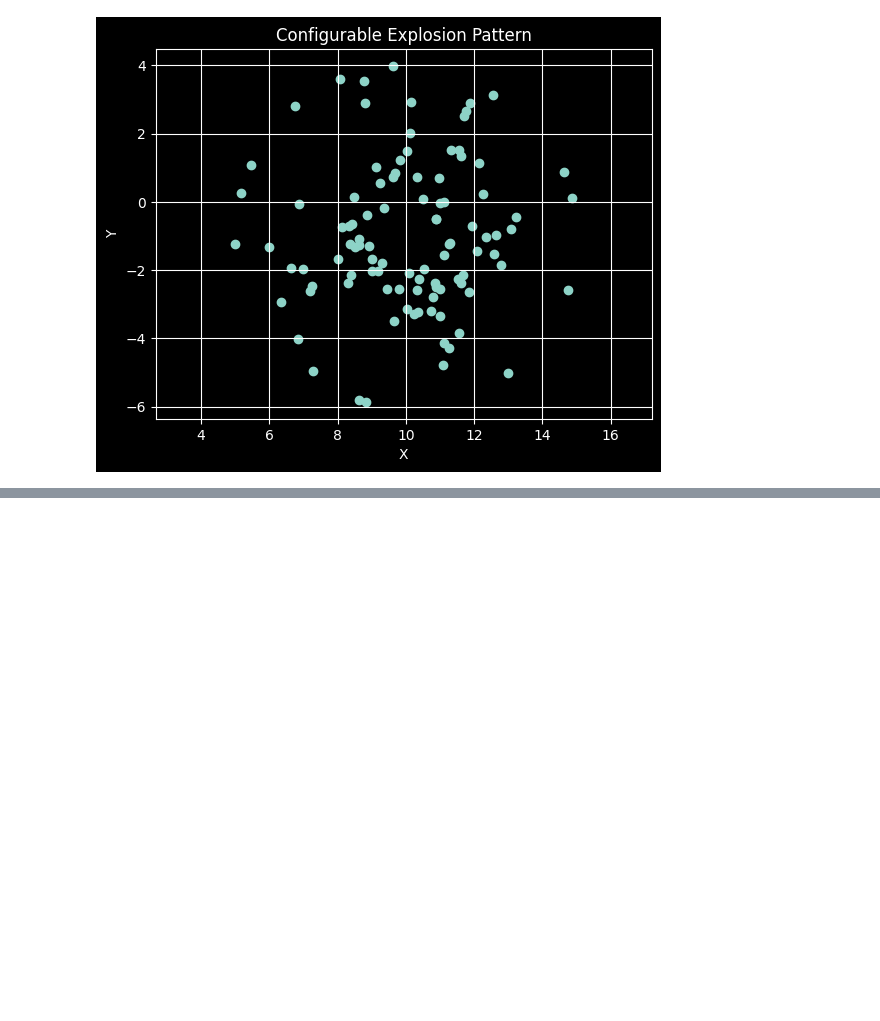
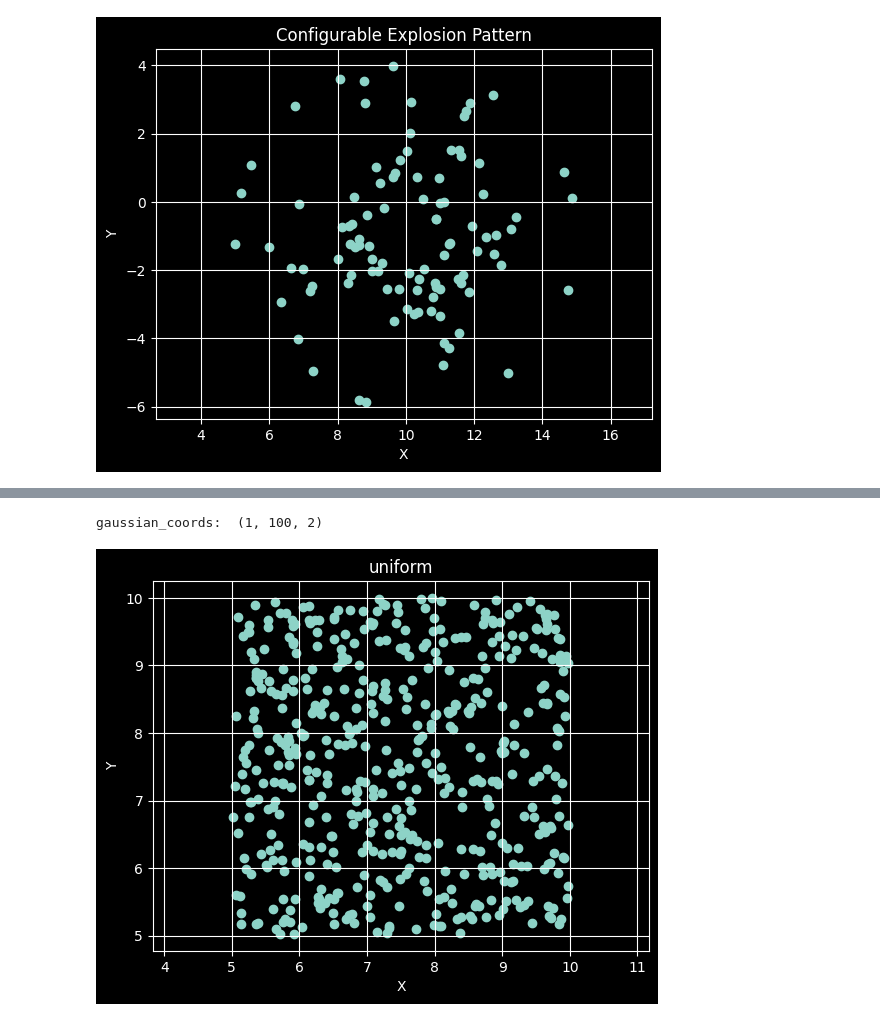
Before and after one commit to Thinklab-SJTU/PredictiveCO-Benchmark, a Jupyter notebook: visual/data/TSP-generate.ipynb, the cells around one changed output, grey strips where cells are left out. Cells and saved outputs as stored; diff of their text form; code cells hidden in the pictures; blank space fills up the shorter version.

```diff
--- a/visual/data/TSP-generate.ipynb
+++ b/visual/data/TSP-generate.ipynb
@@ -689,0 +746,19 @@ plt.show()
+# %%
+kwargs = {"low": 5, "high":10}
+uniform_coords = generate_uniform(
+    1, 500, low=kwargs["low"], high=kwargs["high"]
+)
+print("uniform_coords: ", uniform_coords.shape)
+x = uniform_coords[0,:,0]
+y = uniform_coords[0,:,1]
+# Plotting the points to visualize the 'explosion' pattern with a central void
+plt.scatter(x, y)
+plt.xlabel('X')
+plt.ylabel('Y')
+plt.title('uniform')
+plt.axis('equal')  # Equal scaling of the axes
+plt.grid(True)
+plt.show()
+# %% [output]
+gaussian_coords:  (1, 100, 2)
+[figure, added]
```
Also changed, not shown: parts of 5 cells of this notebook, 1 other file.
